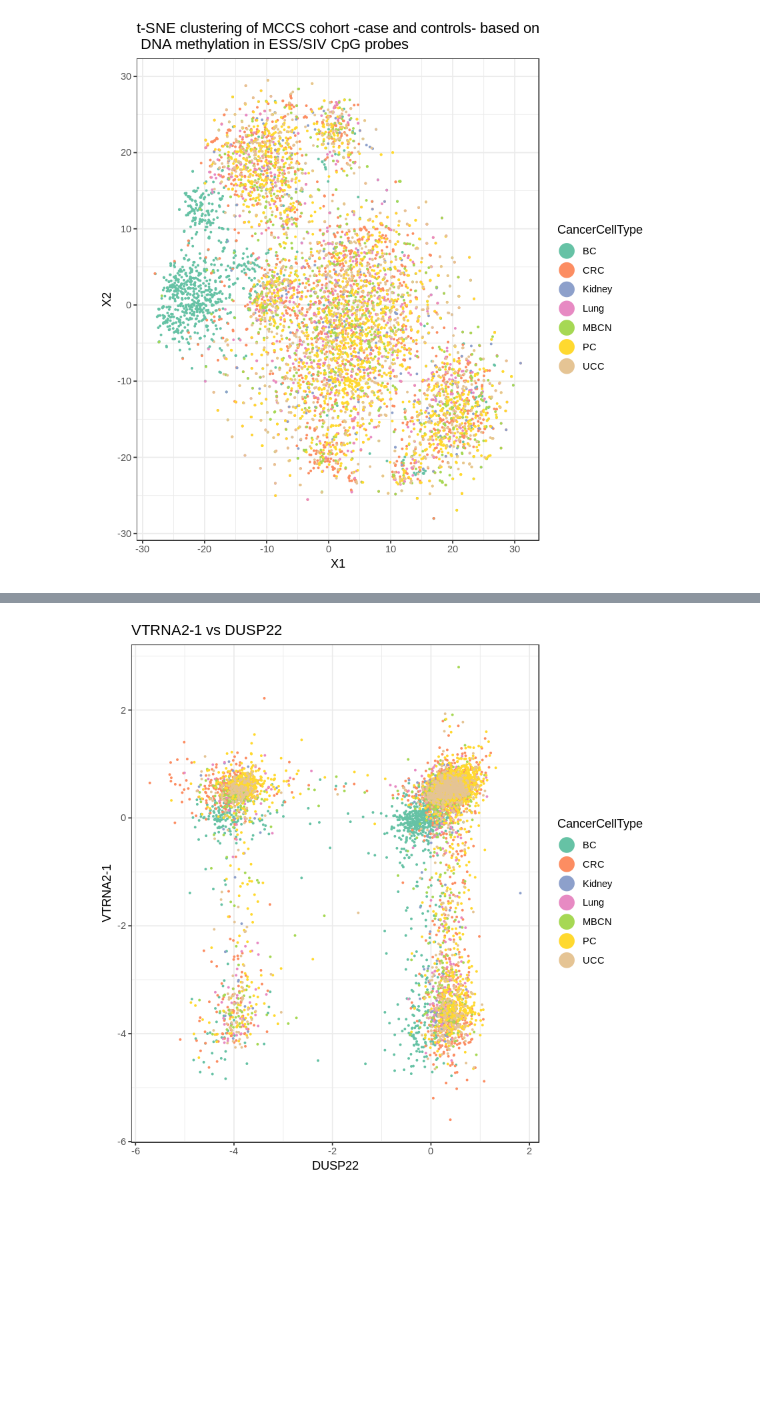
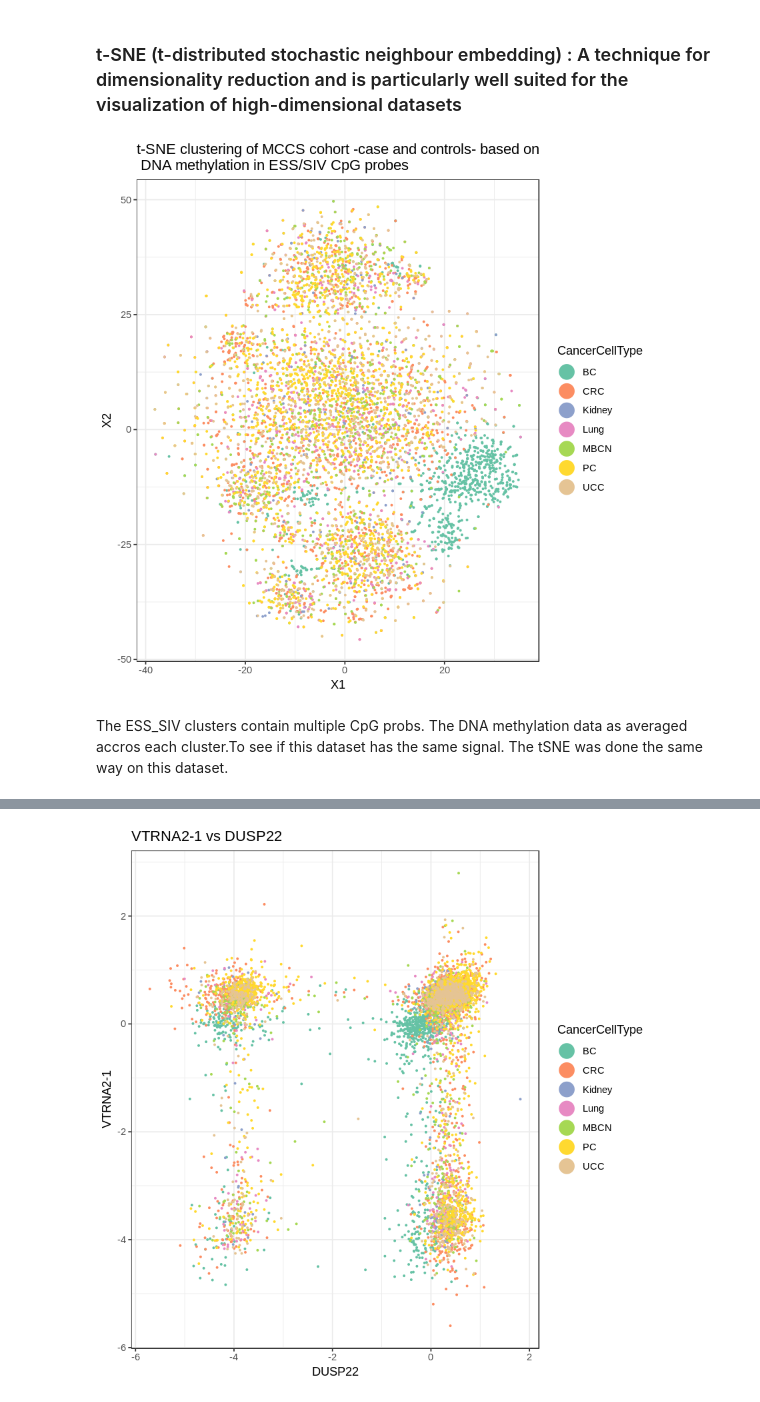
Before and after one commit to computational-epigenetics-section/MCCS_ESS_Cancer, a Jupyter notebook: MCCS_Cancer_Cohort_January_2019.ipynb, the cells around one changed output, grey strips where cells are left out. Cells and saved outputs as stored; diff of their text form; code cells hidden in the pictures; blank space fills up the shorter version.

Commit message:
Exploratory Analysis on all cancer case controls

```diff
--- a/MCCS_Cancer_Cohort_January_2019.ipynb
+++ b/MCCS_Cancer_Cohort_January_2019.ipynb
@@ -57,18 +76,21 @@ head(cancer_cases_methy_ESS_SIV)
+# %% [markdown]
+### t-SNE (t-distributed stochastic neighbour embedding) : A technique for dimensionality reduction and is particularly well suited for the visualization of high-dimensional datasets
 # %%
-set.seed(102131)
-tsne_model_1 = Rtsne(as.matrix(cancer_cases_methy_ESS_SIV_cg), check_duplicates=T, pca=T, perplexity=30, theta=0.5, dims=2)
+
+tsne_model_1 = Rtsne(as.matrix(cancer_cases_methy_ESS_SIV_cg), check_duplicates=T, pca=T, perplexity=20, theta=0.5, dims=2)
 d_tsne_1 = as.data.frame(tsne_model_1$Y)
 d_tsne_1$CancerCellType <- cancer_cases_methy_ESS_SIV$CancerCellType
 
 ggplot(d_tsne_1, aes(x=V1, y=V2,colour = CancerCellType)) +
   geom_point(size=0.45) +
   guides(colour=guide_legend(override.aes=list(size=6))) +
   xlab("X1") + ylab("X2") +theme_bw()+
   ggtitle("t-SNE clustering of MCCS cohort -case and controls- based on \n DNA methylation in ESS/SIV CpG probes") +
   scale_colour_brewer(palette = "Set2")
-ggsave("cancer_case_control.png", width = 10, height = 8)
 # %% [output]
-[figure, old version]
+[figure, new version]
+# %% [markdown]
+The ESS_SIV clusters contain multiple CpG probs. The DNA methylation data as averaged accros each cluster.To see if this dataset has the same signal. The tSNE was done the same way on this dataset.
 # %%
 mccs_ess_avg <- read.csv("/data/gunaseka/ESS_MCCS_Analysis/averaged_accros_cluster.csv")
 # %%
```
Also changed, not shown: parts of 12 cells of this notebook.
